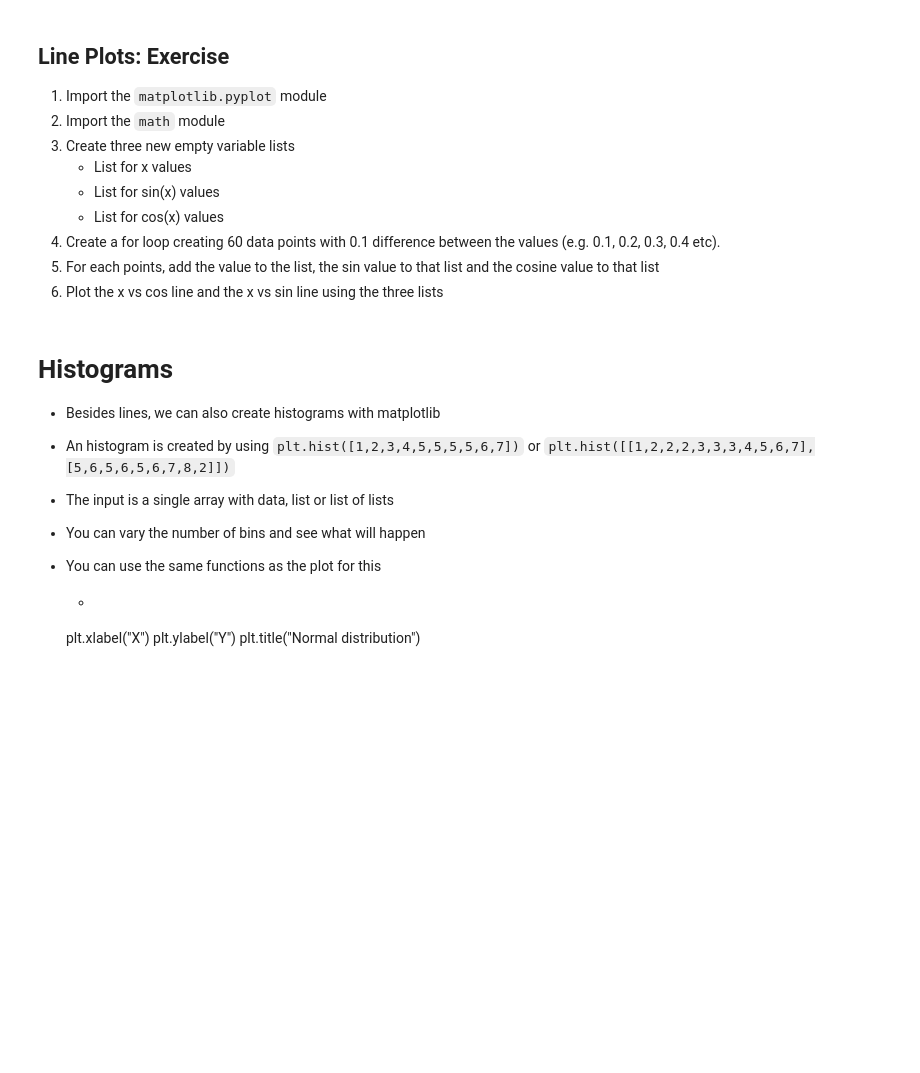
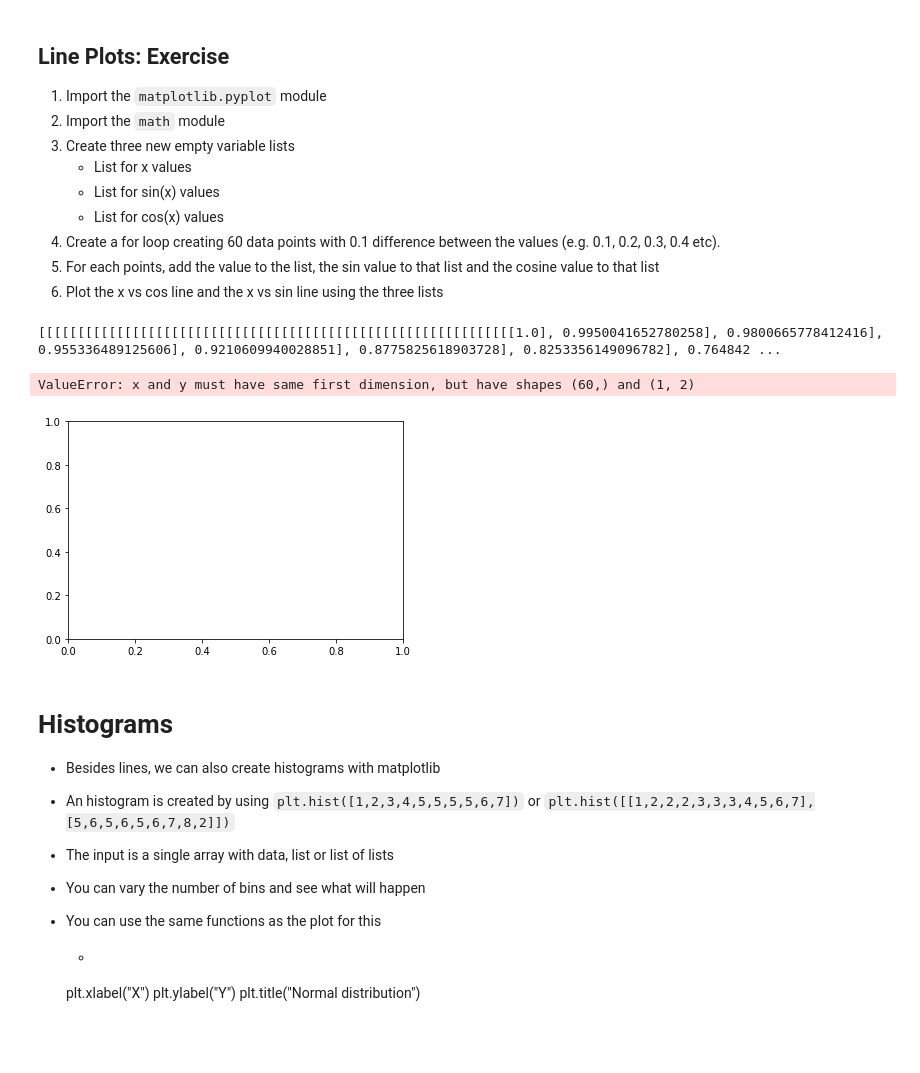
Before and after one commit to ChenYongyan-uu/1, a Jupyter notebook: day4/Day_4a_Plotting_Exercises_MSc_2020_Feb_P3.ipynb, the cells around one changed output. Cells and saved outputs as stored; diff of their text form; code cells hidden in the pictures; blank space fills up the shorter version.

```diff
--- a/day4/Day_4a_Plotting_Exercises_MSc_2020_Feb_P3.ipynb
+++ b/day4/Day_4a_Plotting_Exercises_MSc_2020_Feb_P3.ipynb
@@ -111,10 +124,33 @@ plt.show()
 #3. Create three new empty variable lists to store x values, sin(x) values and cos(x) values
 # %%
 #4. Create a for loop creating 60 data points with 0.1 difference between the values (e.g. 0.1, 0.2, 0.3, 0.4 etc).
+x=[]
+sinx=[]
+cosx=[]
+i=0
+for i in range(60):
+    #a=i*0.1
+    x+=[i*0.1]
+    #x+=[a]
+    cosx=[cosx+[math.cos(i*0.1)]]
+    sinx=[sinx+[math.sin(i*0.1)]]
+print(cosx)
+# %% [output]
+[[[[[[[[[[[[[[[[[[[[[[[[[[[[[[[[[[[[[[[[[[[[[[[[[[[[[[[[[[[[[1.0], 0.9950041652780258], 0.9800665778412416], 0.955336489125606], 0.9210609940028851], 0.8775825618903728], 0.8253356149096782], 0.764842 ...
 # %%
 #5 For each point, add the value to the x list, the sin value to the sin list and the cosine value to the cos list
 # %%
 #6. Plot the x vs cos line and the x vs sin line using the three lists
+cosx = np.array(cosx)
+sinx = np.array(sinx)
+
+plt.plot(x,cosx,label='cos',marker='x',linestyle='-',color='r')
+plt.plot(x,sinx,label='sin',marker='o',linestyle='--',color='b')
+plt.legend()
+plt.show()
+# %% [output]
+ValueError: x and y must have same first dimension, but have shapes (60,) and (1, 2)
+[figure, added]
 # %% [markdown]
 # Histograms
 - Besides lines, we can also create histograms with matplotlib
```
Also changed, not shown: parts of 16 cells of this notebook, 19 other files.
